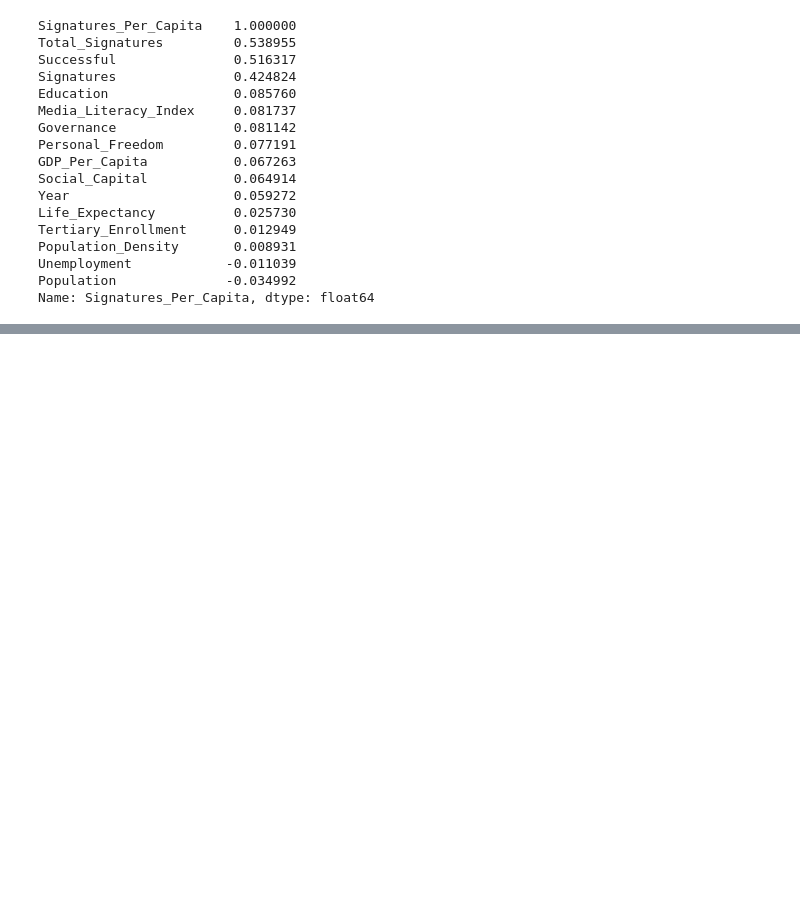
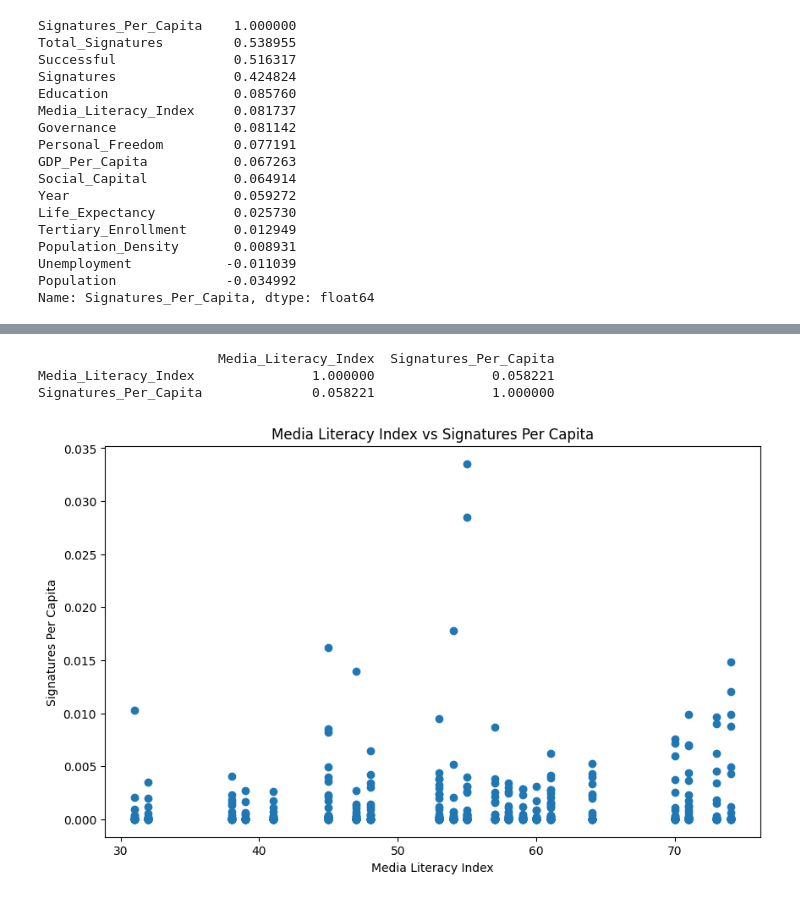
Before and after one commit to Matthew-Riddell/MSc-Dissertation, a Jupyter notebook: notebooks/06-extra-data-exploration.ipynb, the cells around one changed output, grey strips where cells are left out. Saved outputs shown, nothing was run; the diff lists cells and outputs as text; code cells hidden in the pictures; blank space fills up the shorter version.

```diff
--- a/notebooks/06-extra-data-exploration.ipynb
+++ b/notebooks/06-extra-data-exploration.ipynb
@@ -491,0 +546,8 @@ Name: Signatures_Per_Capita, dtype: float64
+# %%
+media_eda = master[[
+    "Petition_ID",
+    "Petition_Name",
+    "Country",
+    "Media_Literacy_Index",
+    "Signatures_Per_Capita"
+]].copy()
@@ -491,0 +587,28 @@ Name: Signatures_Per_Capita, dtype: float64
+# %%
+correlation = media_eda[[
+    "Media_Literacy_Index",
+    "Signatures_Per_Capita"
+]].corr(method="spearman")
+
+print(correlation)
+# %% [output]
+                       Media_Literacy_Index  Signatures_Per_Capita
+Media_Literacy_Index               1.000000               0.058221
+Signatures_Per_Capita              0.058221               1.000000
+# %%
+import matplotlib.pyplot as plt
+
+plt.figure(figsize=(10, 6))
+
+plt.scatter(
+    media_eda["Media_Literacy_Index"],
+    media_eda["Signatures_Per_Capita"]
+)
+
+plt.xlabel("Media Literacy Index")
+plt.ylabel("Signatures Per Capita")
+plt.title("Media Literacy Index vs Signatures Per Capita")
+
+plt.show()
+# %% [output]
+[figure, added]
```
Also changed, not shown: parts of 27 cells of this notebook.
